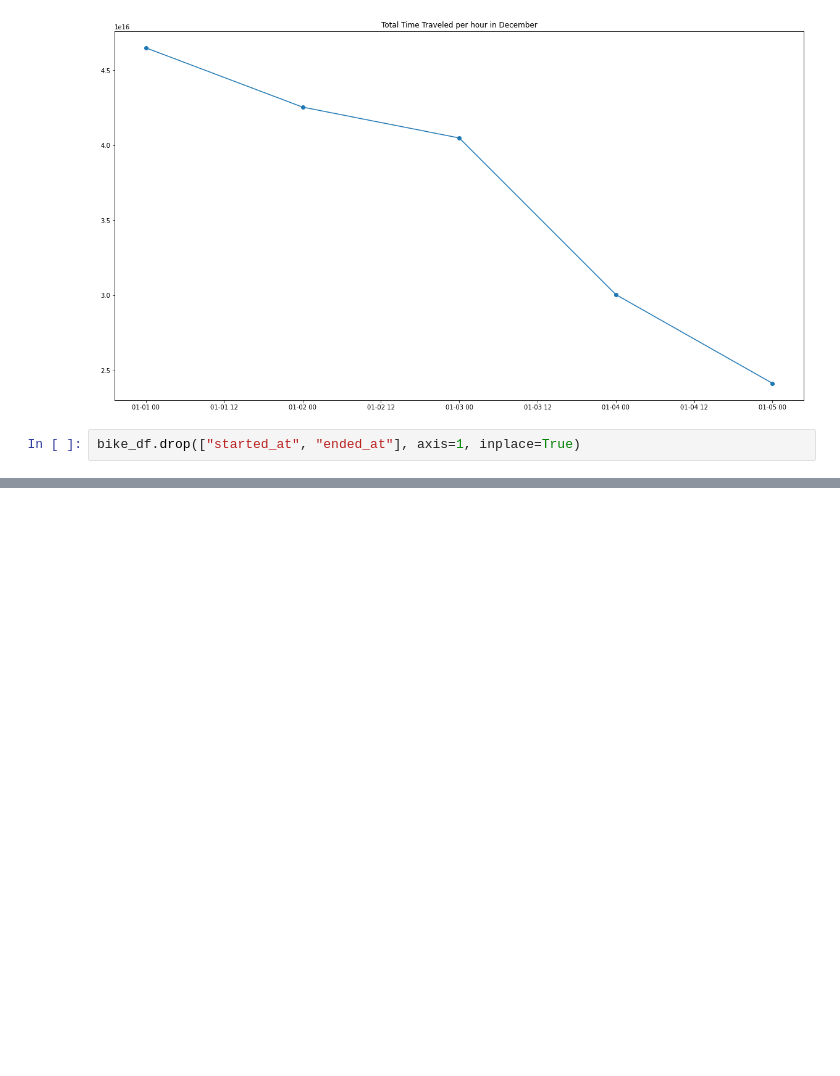
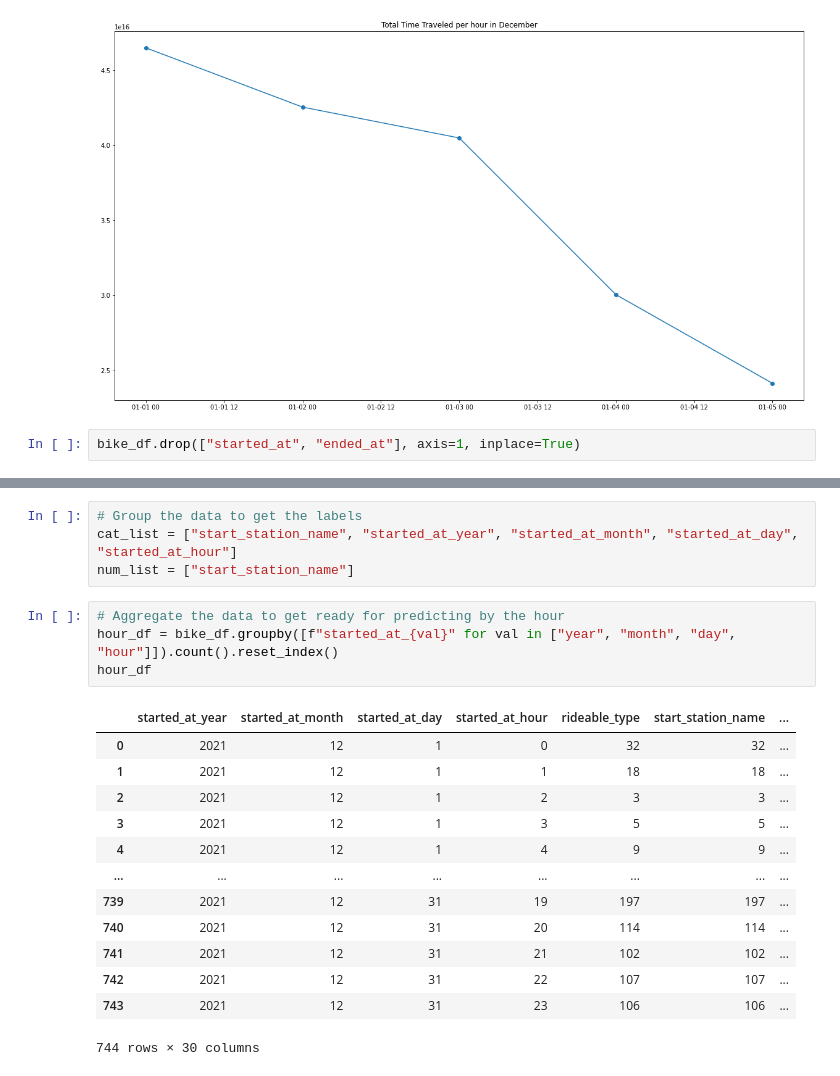
Before and after one commit to eric-albrecht-3372/bike_machine_learning, a Jupyter notebook: Notebooks/MSOE Machine Learning Bike Usage Regressor.ipynb, the cells around one changed output, grey strips where cells are left out. Cells and saved outputs as stored; diff of their text form; blank space fills up the shorter version.

```diff
--- a/Notebooks/MSOE Machine Learning Bike Usage Regressor.ipynb
+++ b/Notebooks/MSOE Machine Learning Bike Usage Regressor.ipynb
@@ -286,0 +280,22 @@ bike_df.head()
+# %%
+# Group the data to get the labels
+cat_list = ["start_station_name", "started_at_year", "started_at_month", "started_at_day", "started_at_hour"]
+num_list = ["start_station_name"]
+# %%
+# Aggregate the data to get ready for predicting by the hour
+hour_df = bike_df.groupby([f"started_at_{val}" for val in ["year", "month", "day", "hour"]]).count().reset_index()
+hour_df
+# %% [output]
+|  | started_at_year | started_at_month | started_at_day | started_at_hour | rideable_type | start_station_name | ... |
+| 0 | 2021 | 12 | 1 | 0 | 32 | 32 | ... |
+| 1 | 2021 | 12 | 1 | 1 | 18 | 18 | ... |
+| 2 | 2021 | 12 | 1 | 2 | 3 | 3 | ... |
+| 3 | 2021 | 12 | 1 | 3 | 5 | 5 | ... |
+| 4 | 2021 | 12 | 1 | 4 | 9 | 9 | ... |
+| ... | ... | ... | ... | ... | ... | ... | ... |
+| 739 | 2021 | 12 | 31 | 19 | 197 | 197 | ... |
+| 740 | 2021 | 12 | 31 | 20 | 114 | 114 | ... |
+| 741 | 2021 | 12 | 31 | 21 | 102 | 102 | ... |
+| 742 | 2021 | 12 | 31 | 22 | 107 | 107 | ... |
+| 743 | 2021 | 12 | 31 | 23 | 106 | 106 | ... |
+744 rows × 30 columns
```
Also changed, not shown: parts of 11 cells of this notebook.
